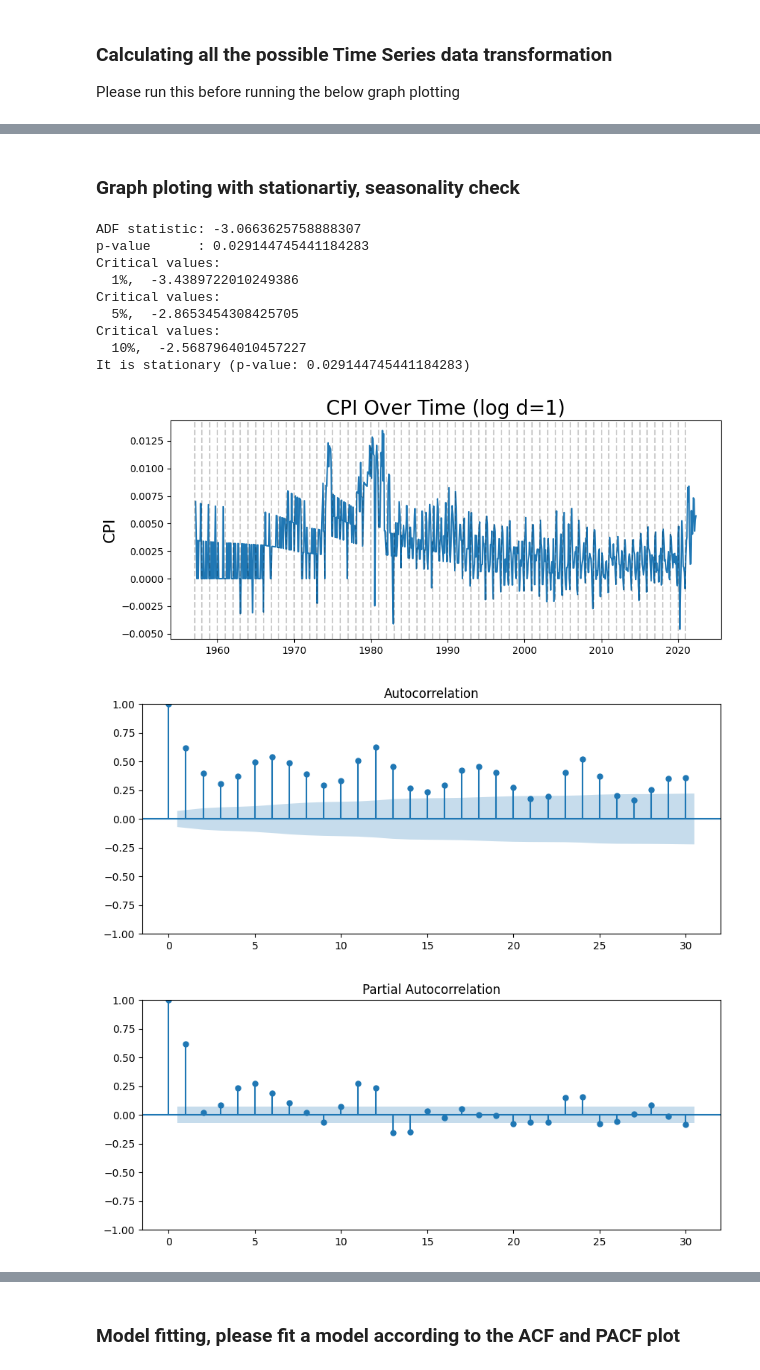
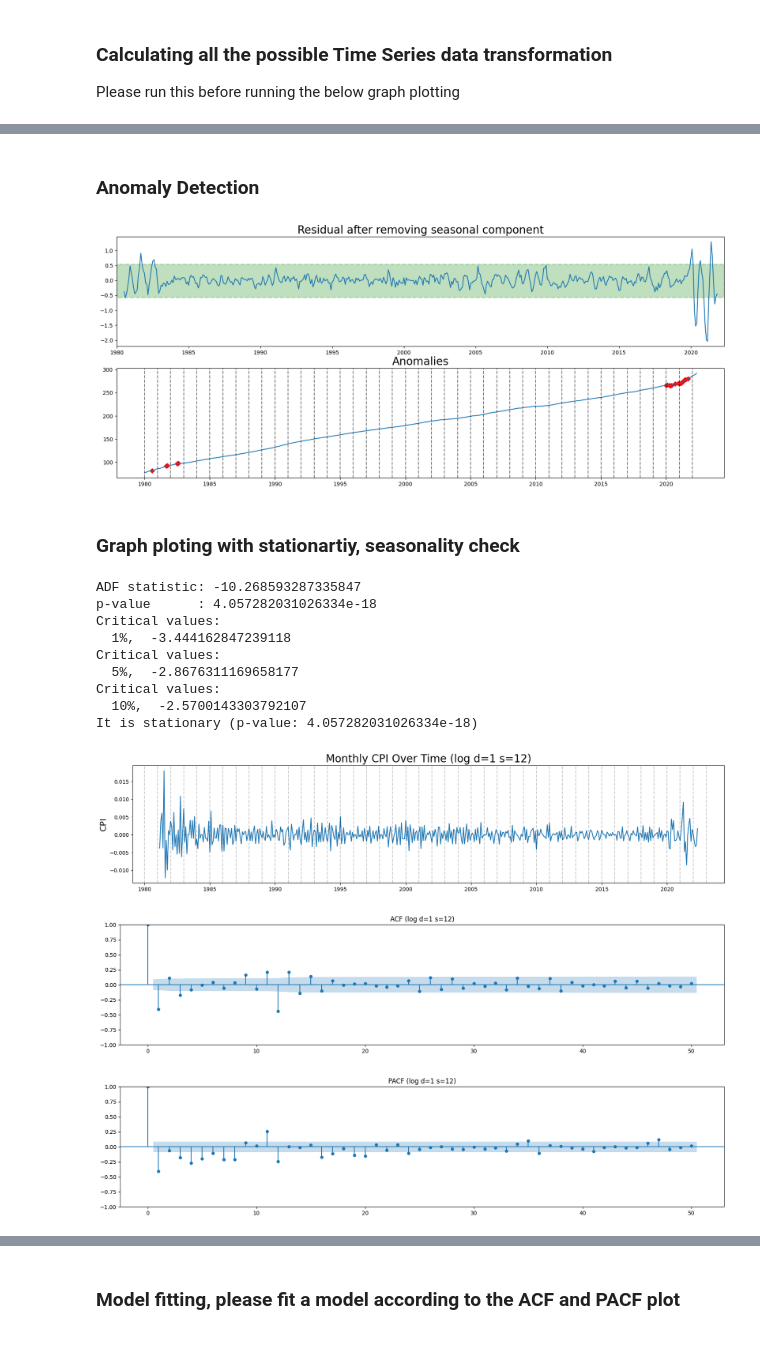
Before and after one commit to edmund844328/STAT4601_TimeSeriesForecasting, a Jupyter notebook: timeSeriesModelPy.ipynb, the cells around one changed output, grey strips where cells are left out. Cells and saved outputs as stored; diff of their text form; code cells hidden in the pictures.

```diff
--- a/timeSeriesModelPy.ipynb
+++ b/timeSeriesModelPy.ipynb
@@ -27,7 +28,7 @@ register_matplotlib_converters()
 ### Retrive data from .csv file
 # %%
 #Read data
-csv_file = 'CPIUS.csv'
+csv_file = 'CPIUSSA.csv'
 df = pd.read_csv('DataSet\\'+csv_file)
 df.dropna(inplace=True)
 df.head()
@@ -54,15 +55,24 @@ df.head()
 #         df['Date'][index] = str(df['Year'][index]) + '-12-01'
 
 # convert floating point to int then to str
-df['Date'] = df['year'].astype(str) + '-' + (df['month'].astype(int)).astype(str) + '-01'
-df.head()
+# df['Date'] = df['year'].astype(str) + '-' + (df['month'].astype(int)).astype(str) + '-01'
+# df.head()
 # %% [markdown]
 ### Data Cleaning
 # %%
 #Data cleaning
-df_clean = df.loc[:,['DATE','CPILFENS']]
-df_clean.rename(columns={'DATE':'date','CPILFENS':'cpi'},inplace=True)
+df_clean = df.loc[:,['DATE','CPILFESL']]
+df_clean.rename(columns={'DATE':'date','CPILFESL':'cpi'},inplace=True)
 df_clean['date'] = pd.to_datetime(df_clean.date)
+df_clean['cpi'] = df_clean['cpi'].astype(float)
 df.dropna(inplace=True)
-df_clean.tail()
+#Subseting data, Leave some data for forcecasting
+df_clean.set_index('date',inplace=True)
+start_year, end_year = 1980, 2022
+start_date = pd.to_datetime(str(start_year) + '-01-01')
+end_date = pd.to_datetime(str(end_year) +'-05-01')
+df_clean = df_clean[start_date:end_date]
+df.dropna(inplace=True)
+df_train = df_clean.copy()
+df_clean.head()
 # %% [output]
@@ -75,10 +85,0 @@ df_clean.tail()
-# %%
-#Subseting data, Leave some data for forcecasting
-df_clean.set_index('date',inplace=True)
-start_year, end_year = 1957, 2022
-start_date = pd.to_datetime(str(start_year) + '-01-01')
-end_date = pd.to_datetime(str(end_year) +'-05-01')
-df_clean = df_clean[start_date:end_date]
-df.dropna(inplace=True)
-df_train = df_clean.copy()
-df_clean.tail()
@@ -213,19 +258,34 @@ df_log = df_clean[['after_log']]
+# %% [markdown]
+### Anomaly Detection
+# %%
+'''
+1980 The Great Inflation
+https://www.federalreservehistory.org/essays/great-inflation
+2020 The COVID-19 pandemic
+2021 Quantitative Easing effect ?
+'''
+#['df_train','df_log','df_log_diff1_rseason']
+anomalies = anomalyDetect(df_train, 'cpi', start=start_date, end=end_date, sd=2)
+# anomalies.head()
+# %% [output]
+[figure, added]
 # %% [markdown]
 ### Graph ploting with stationartiy, seasonality check
 # %%
 #Log Transformation
-# plotAll(dataframe, column, plottitle, plotylabel, startyear, endyear, models='additive', periods=1)
-plotAll(df_clean, 'log_difference_1', 'CPI Over Time (log d=1)', 'CPI', start_year, end_year, models='additive', periods=1)
+# ['after_log','difference_1','difference_2','log_difference_1','log_difference_2', 'log_diff1_rseason']
+# plotAll(dataframe, column, plottitle, plotylabel, startyear, endyear, models='additive', periods=1) multiplicative
+plotAll(df_clean, column='log_diff1_rseason', plottitle='Monthly CPI Over Time', operator='(log d=1 s=12)', plotylabel='CPI', startyear=start_year, endyear=end_year+2, models='additive', periods=6, lag=50)
 # %% [output]
-ADF statistic: -3.0663625758888307
-p-value      : 0.029144745441184283
+ADF statistic: -10.268593287335847
+p-value      : 4.057282031026334e-18
 Critical values:
-  1%,  -3.4389722010249386
+  1%,  -3.444162847239118
 Critical values:
-  5%,  -2.8653454308425705
+  5%,  -2.8676311169658177
 Critical values:
-  10%,  -2.5687964010457227
-It is stationary (p-value: 0.029144745441184283)
+  10%,  -2.5700143303792107
+It is stationary (p-value: 4.057282031026334e-18)
-[figure, old version]
+[figure, new version]
-[figure, old version]
+[figure, new version]
-[figure, old version]
+[figure, new version]
```
Also changed, not shown: parts of 16 cells of this notebook, 6 other files.
